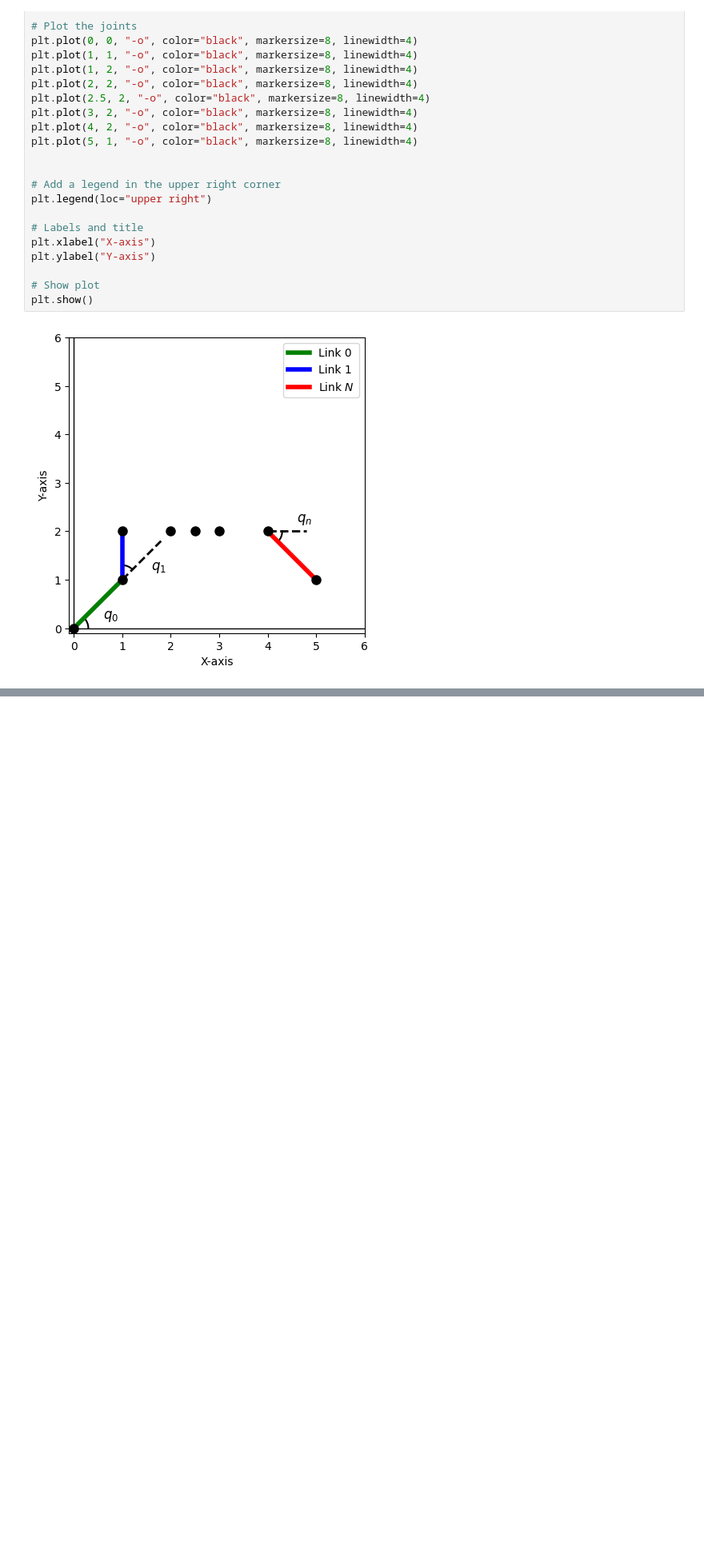
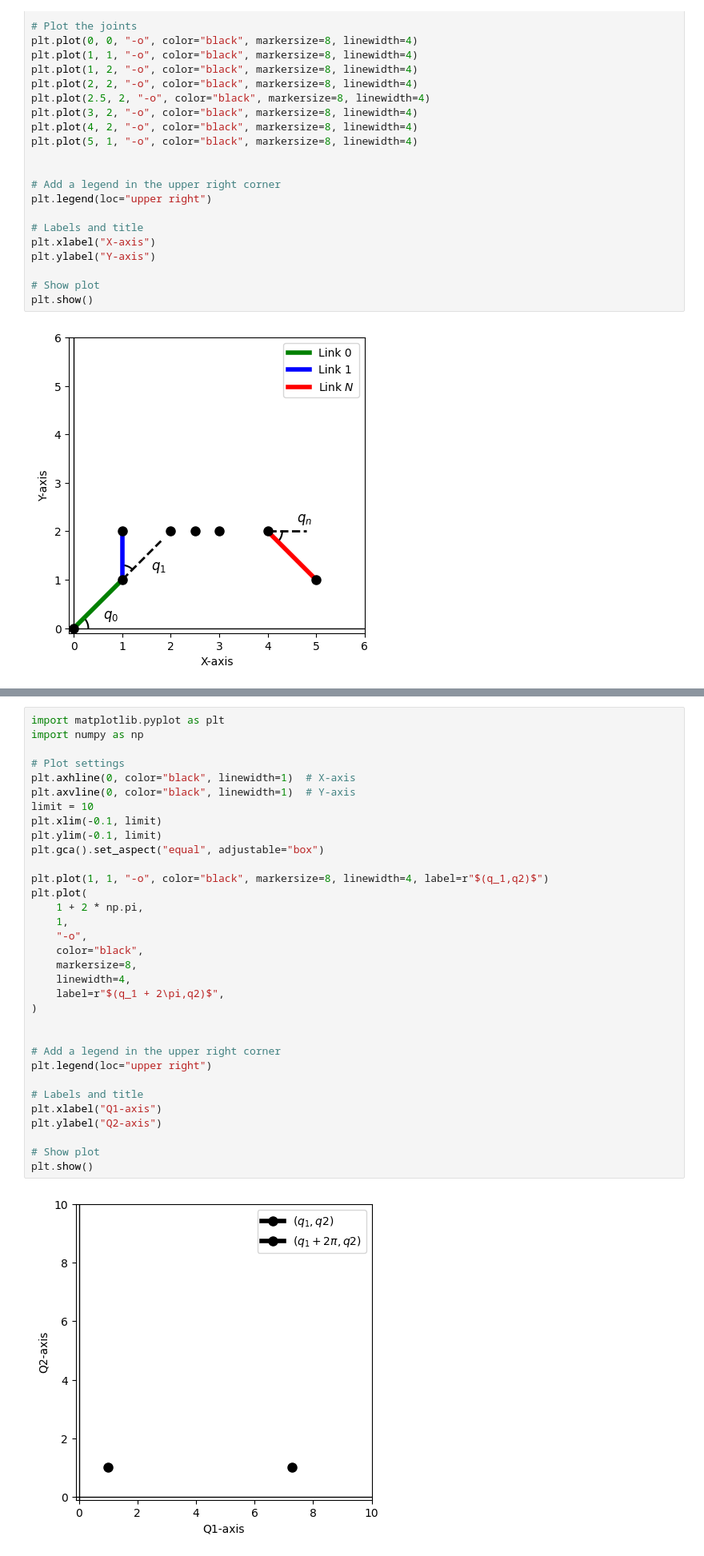
Before and after one commit to Haislich/AMRNotes, a Jupyter notebook: scripts/configuration_space.ipynb, the cells around one changed output, grey strips where cells are left out. Shown at 80% size. Saved outputs shown, nothing was run; the diff lists cells and outputs as text; blank space fills up the shorter version.

```diff
--- a/scripts/configuration_space.ipynb
+++ b/scripts/configuration_space.ipynb
@@ -522,0 +564,35 @@ plot_multiple_planar_robots(robot1, robot2)
+# %%
+import matplotlib.pyplot as plt
+import numpy as np
+
+# Plot settings
+plt.axhline(0, color="black", linewidth=1)  # X-axis
+plt.axvline(0, color="black", linewidth=1)  # Y-axis
+limit = 10
+plt.xlim(-0.1, limit)
+plt.ylim(-0.1, limit)
+plt.gca().set_aspect("equal", adjustable="box")
+
+plt.plot(1, 1, "-o", color="black", markersize=8, linewidth=4, label=r"$(q_1,q2)$")
+plt.plot(
+    1 + 2 * np.pi,
+    1,
+    "-o",
+    color="black",
+    markersize=8,
+    linewidth=4,
+    label=r"$(q_1 + 2\pi,q2)$",
+)
+
+
+# Add a legend in the upper right corner
+plt.legend(loc="upper right")
+
+# Labels and title
+plt.xlabel("Q1-axis")
+plt.ylabel("Q2-axis")
+
+# Show plot
+plt.show()
+# %% [output]
+[figure, added]
```
Also changed, not shown: parts of 9 cells of this notebook, 13 other files.
